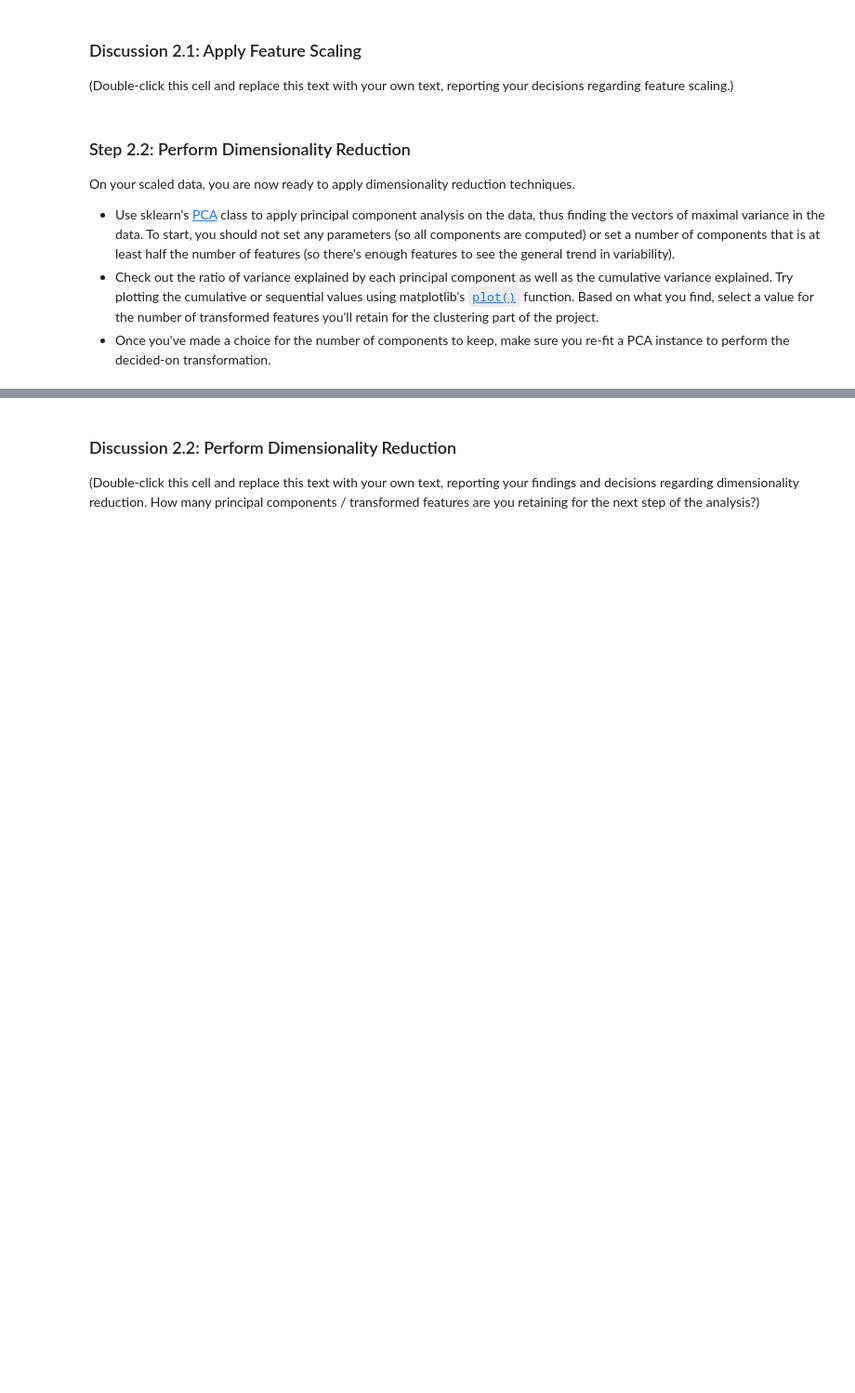
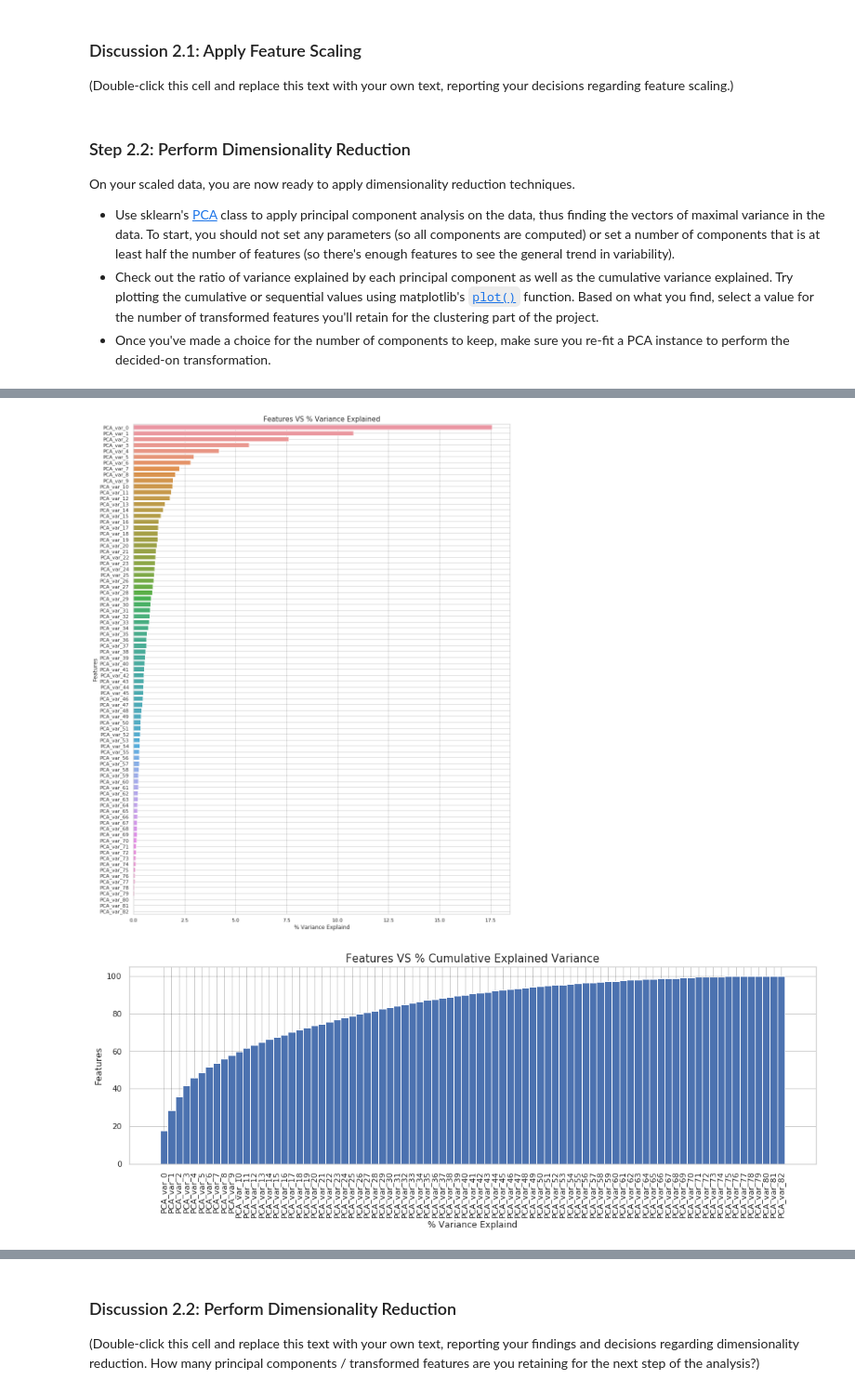
Before and after one commit to MR901/DS_IdentifyCustomerSegments, a Jupyter notebook: Identify_Customer_Segments.ipynb, the cells around one changed output, grey strips where cells are left out. Shown at 93% size. Drawn from its saved outputs; the diff is of its cells as text; code cells hidden in the pictures; blank space fills up the shorter version.

```diff
--- a/Identify_Customer_Segments.ipynb
+++ b/Identify_Customer_Segments.ipynb
@@ -159,2 +158,0 @@ azdias["CJT_GESAMTTYP"].unique()
-# %%
-azdias = azdias.apply(lambda x:x.fillna(x.value_counts().index[0]))
@@ -682,4 +704,5 @@ In accordance with `Data_Dictonary.md`:
 -----
 # %%
 # sum(azdiasPart1['CAMEO_DEUG_2015'] == 'X')
-azdiasPart1.loc[:, 'CAMEO_DEUG_2015'] = [ int(ele) for ele in azdiasPart1['CAMEO_DEUG_2015'] ]
+azdiasPart1['CAMEO_DEUG_2015'] = [ int(ele) for ele in list(azdiasPart1['CAMEO_DEUG_2015']) ]
+feat_info.loc[feat_info['attribute'] == 'CAMEO_DEUG_2015', 'ActionTaken'] = 'ConvertedToInteger'
@@ -792,0 +911,7 @@ Be sure to check `Data_Dictionary.md` for the details needed to finish these tas
+# %%
+# Investigate "CAMEO_INTL_2015" and engineer two new variables.
+
+azdiasPart1['CAMEO_INTL_2015_Wealth'] = [ int(int(ele)/10) for ele in list(azdiasPart1['CAMEO_INTL_2015']) ]
+azdiasPart1['CAMEO_INTL_2015_LifeStage'] = [ int(ele)%10 for ele in list(azdiasPart1['CAMEO_INTL_2015']) ]
+## dropping original feature
+azdiasPart1.drop(columns=['CAMEO_INTL_2015'], inplace=True)
@@ -851,0 +995,31 @@ Before we apply dimensionality reduction techniques to the data, we need to perf
+# %%
+# Apply feature scaling to the general population demographics data.
+
+def ScalingDF(DF, Scaler):
+
+    temp_df = DF.copy()
+    ## Computing Measures used for Scaling
+    temp_dict ={}
+    for col in temp_df.columns:
+        temp_dict[col] = {'Min': temp_df[col].min(),
+                          'Median': temp_df[col].median(),
+                          'Max': temp_df[col].max(),
+                          'Mean': temp_df[col].mean(),
+                          'Std': temp_df[col].std()}
+    print('Scaling dataframe using {} scaler'.format(Scaler))
+    for col in temp_df.columns:
+        print('|\t', col)
+        li = list(temp_df[col])
+        if(Scaler == 'Normalized'):
+            temp_df[col] = [ (elem - temp_dict[col]['Min']) / (temp_dict[col]['Max'] - temp_dict[col]['Min']) for elem in li ]
+        elif(Scaler == 'Standard'):
+            temp_df[col] = [ (elem - temp_dict[col]['Mean']) / temp_dict[col]['Std'] for elem in li ]
+        elif(Scaler == 'Standard_Median'):
+            temp_df[col] = [ (elem - temp_dict[col]['Median']) / temp_dict[col]['Std'] for elem in li ]
+        else:
+            print('This Passed Scaler is Not Defined')
+
+    return temp_df
+
+
+azdiasPart1_stand = ScalingDF(azdiasPart1, 'Standard')
@@ -866,4 +1159,9 @@ On your scaled data, you are now ready to apply dimensionality reduction techniq
 # %%
 # Investigate the variance accounted for by each principal component.
+
+PlotExplainedVar(Model)
+# %% [output]
+[figure, added]
+[figure, added]
 # %%
 # Re-apply PCA to the data while selecting for number of components to retain.
```
Also changed, not shown: parts of 31 cells of this notebook.
